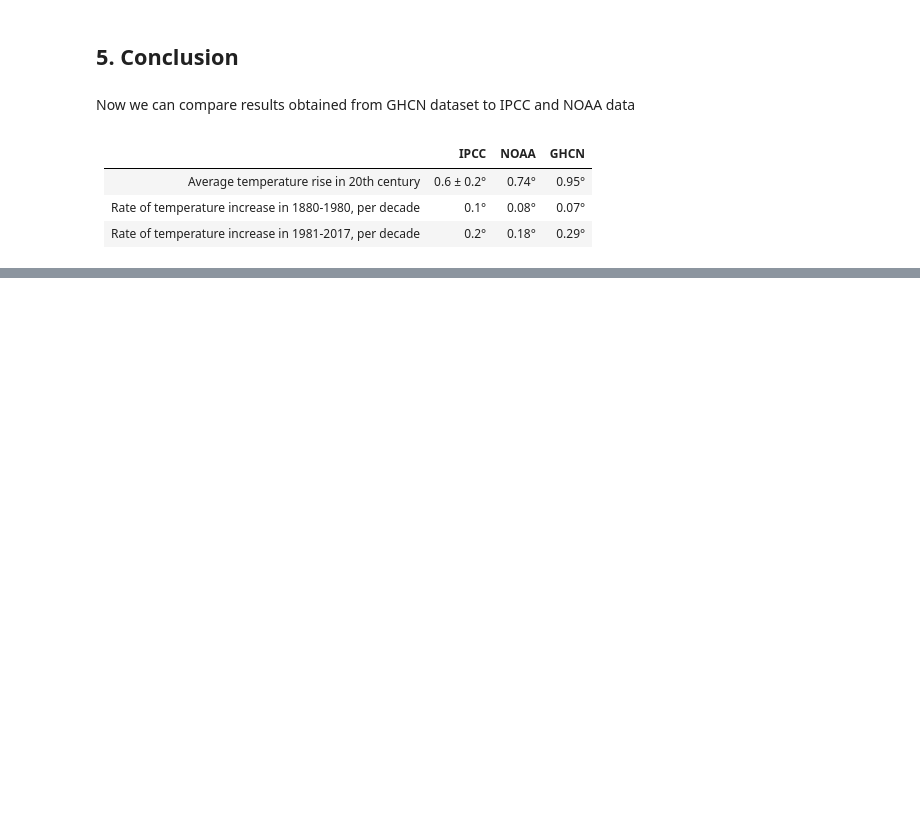
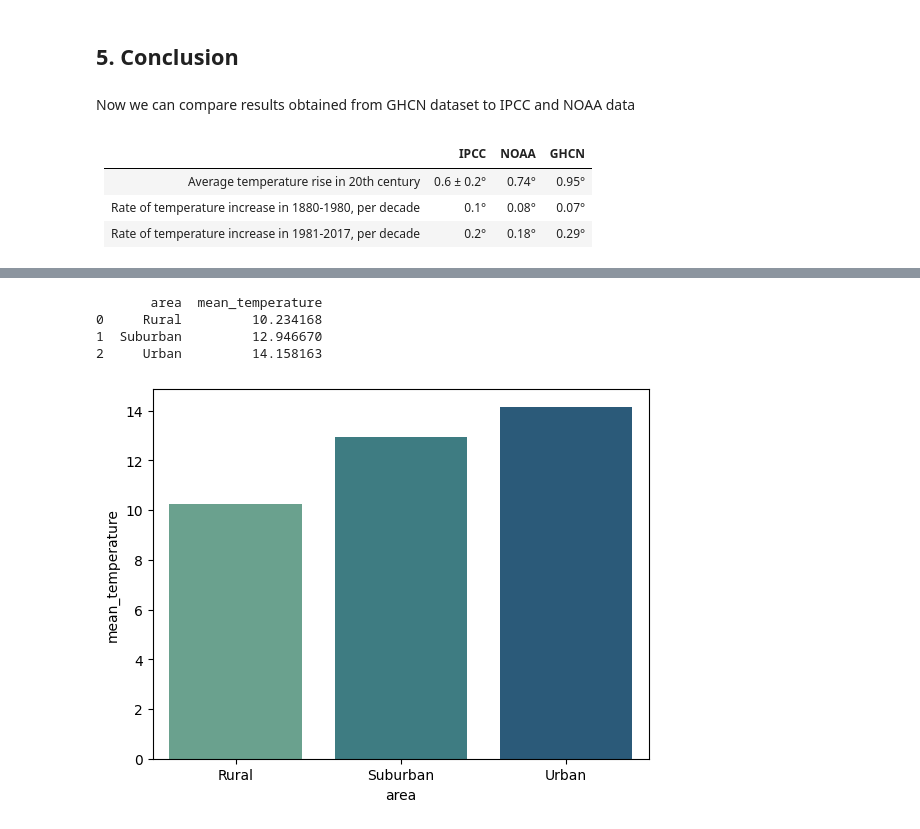
Before and after one commit to Eugeniy-Makarevich/Global-Historical-Climatology-Network, a Jupyter notebook: bigquery.ipynb, the cells around one changed output, grey strips where cells are left out. Saved outputs shown, nothing was run; the diff lists cells and outputs as text; code cells hidden in the pictures; blank space fills up the shorter version.

```diff
--- a/bigquery.ipynb
+++ b/bigquery.ipynb
@@ -294,0 +381,30 @@ Therefore we have obtained values greater than estimation from other sources. Th
+# %%
+query_10 = """{},
+              stations AS
+              (SELECT
+               CASE WHEN popcls = "R" THEN "Rural"
+                    WHEN popcls = "S" THEN "Suburban"
+                    ELSE "Urban"
+                    END AS area, id
+               FROM `bigquery-public-data.ghcn_m.ghcnm_tavg_stations`
+               WHERE popcls <> "None")
+               SELECT stations.area AS area,
+                      AVG(annual_mean.mean_temperature) AS mean_temperature
+               FROM stations JOIN annual_mean ON
+                    stations.id = annual_mean.id
+               GROUP BY stations.area
+               ORDER BY stations.area
+           """.format(query_annual_mean)
+query_job = client.query(query_10)
+df6 = query_job.to_dataframe()
+print(df6.head(), '\n')
+# %% [output]
+       area  mean_temperature
+0     Rural         10.234168
+1  Suburban         12.946670
+2     Urban         14.158163
+# %%
+sns.barplot(x=df6.area, y=df6.mean_temperature, palette='crest')
+plt.show()
+# %% [output]
+[figure, added]
```
Also changed, not shown: parts of 18 cells of this notebook.
